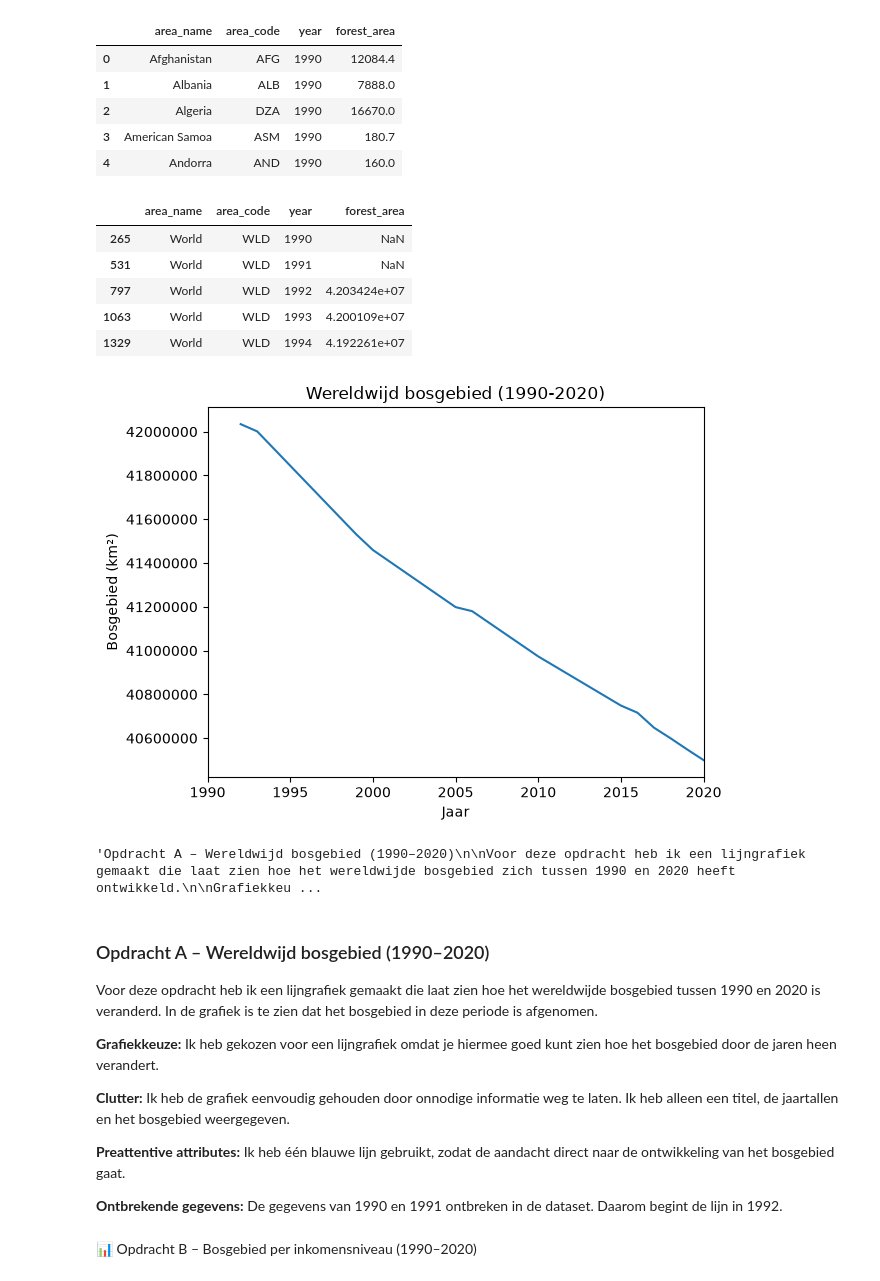
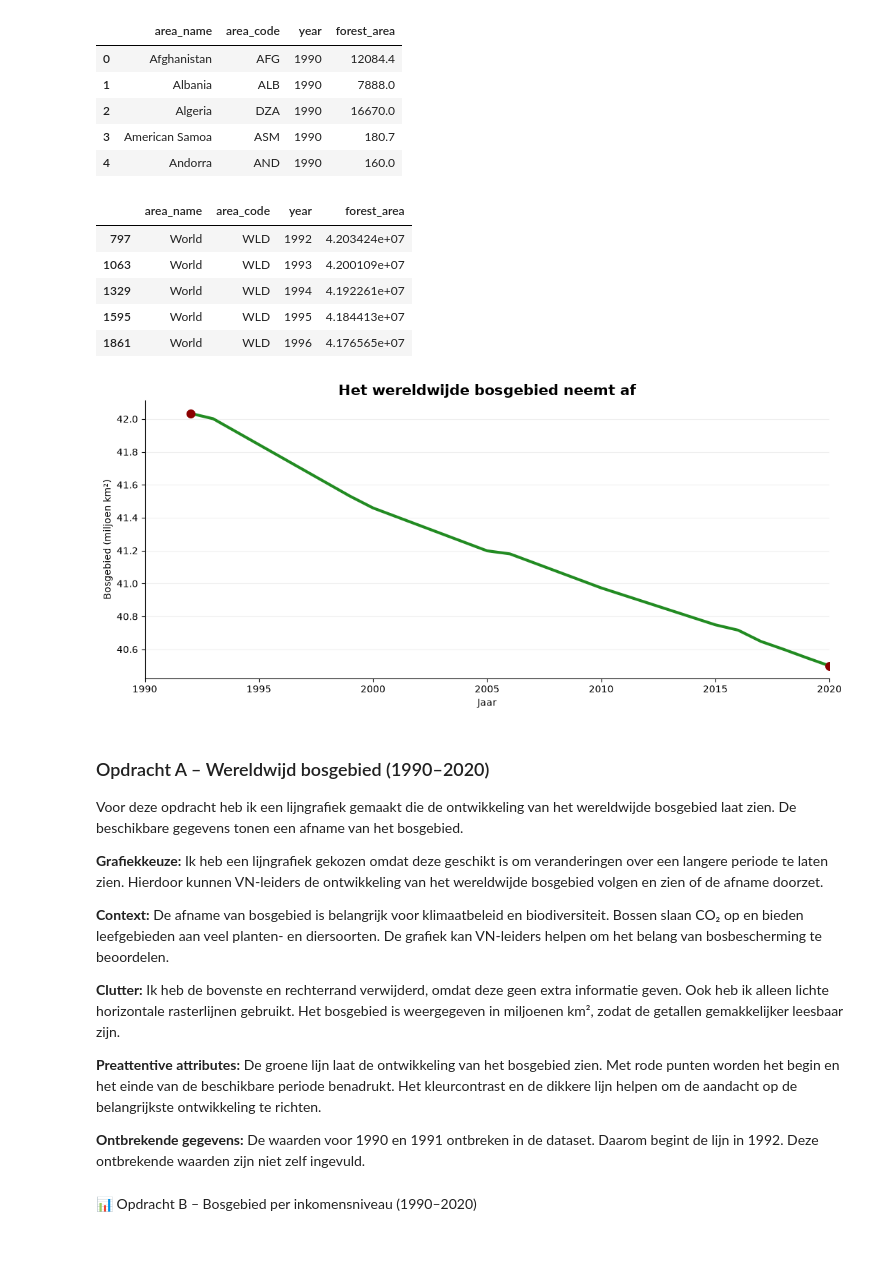
Before and after one commit to D-Hussainnn/26-27-Visualisatie-Storytelling, a Jupyter notebook: indopdracht.ipynb, the cells around one changed output. Drawn from its saved outputs; the diff is of its cells as text; code cells hidden in the pictures; blank space fills up the shorter version.

Commit message:
helemaal af gemaakt

```diff
--- a/indopdracht.ipynb
+++ b/indopdracht.ipynb
@@ -17,45 +17,87 @@ df.head()
 | 4 | Andorra | AND | 1990 | 160.0 |
 # %%
 # Alleen de wereld selecteren
-wereld = df[df["area_name"] == "World"]
+wereld = df[df["area_name"] == "World"].copy()
 
-# Gegevens bekijken
+# Alleen 1990 tot en met 2020
+wereld = wereld[
+    (wereld["year"] >= 1990) &
+    (wereld["year"] <= 2020)
+]
+
+# Ontbrekende waarden verwijderen
+wereld = wereld.dropna(subset=["forest_area"])
+
+# Sorteren op jaar
+wereld = wereld.sort_values("year")
+
 wereld.head()
 # %% [output]
 |  | area_name | area_code | year | forest_area |
-| 265 | World | WLD | 1990 | NaN |
-| 531 | World | WLD | 1991 | NaN |
 | 797 | World | WLD | 1992 | 4.203424e+07 |
 | 1063 | World | WLD | 1993 | 4.200109e+07 |
 | 1329 | World | WLD | 1994 | 4.192261e+07 |
+| 1595 | World | WLD | 1995 | 4.184413e+07 |
+| 1861 | World | WLD | 1996 | 4.176565e+07 |
 # %%
-# Wereldwijd bosgebied van 1990 tot 2020
-plt.plot(wereld["year"], wereld["forest_area"])
+# Grafiek maken
+plt.figure(figsize=(11, 5))
 
-# Titel en namen van de assen
-plt.title("Wereldwijd bosgebied (1990-2020)")
+# Wereldwijd bosgebied tekenen
+plt.plot(
+    wereld["year"],
+    wereld["forest_area"] / 1000000,
+    color="forestgreen",
+    linewidth=3
+)
+
+# Beginpunt en eindpunt benadrukken
+plt.scatter(
+    [wereld["year"].iloc[0], wereld["year"].iloc[-1]],
+    [wereld["forest_area"].iloc[0] / 1000000,
+     wereld["forest_area"].iloc[-1] / 1000000],
+    color="darkred",
+    s=70,
+    zorder=3
+)
+
+# Titel en assen
+plt.title(
+    "Het wereldwijde bosgebied neemt af",
+    fontsize=15,
+    fontweight="bold"
+)
+
 plt.xlabel("Jaar")
-plt.ylabel("Bosgebied (km²)")
-plt.ticklabel_format(style="plain", axis="y")
+plt.ylabel("Bosgebied (miljoen km²)")
+
+# Alleen lichte horizontale rasterlijnen
+plt.grid(axis="y", alpha=0.2)
+
+# Onnodige randen verwijderen
+plt.gca().spines["top"].set_visible(False)
+plt.gca().spines["right"].set_visible(False)
+
 plt.xlim(1990, 2020)
 
-# Grafiek laten zien
+plt.tight_layout()
 plt.show()
 # %% [output]
-[figure, old version]
+[figure, new version]
-'Opdracht A – Wereldwijd bosgebied (1990–2020)\n\nVoor deze opdracht heb ik een lijngrafiek gemaakt die laat zien hoe het wereldwijde bosgebied zich tussen 1990 en 2020 heeft ontwikkeld.\n\nGrafiekkeu ...
 # %% [markdown]
 ### Opdracht A – Wereldwijd bosgebied (1990–2020)
 
-Voor deze opdracht heb ik een lijngrafiek gemaakt die laat zien hoe het wereldwijde bosgebied tussen 1990 en 2020 is veranderd. In de grafiek is te zien dat het bosgebied in deze periode is afgenomen.
+Voor deze opdracht heb ik een lijngrafiek gemaakt die de ontwikkeling van het wereldwijde bosgebied laat zien. De beschikbare gegevens tonen een afname van het bosgebied.
 
-**Grafiekkeuze:** Ik heb gekozen voor een lijngrafiek omdat je hiermee goed kunt zien hoe het bosgebied door de jaren heen verandert.
+**Grafiekkeuze:** Ik heb een lijngrafiek gekozen omdat deze geschikt is om veranderingen over een langere periode te laten zien. Hierdoor kunnen VN-leiders de ontwikkeling van het wereldwijde bosgebied volgen en zien of de afname doorzet.
 
-**Clutter:** Ik heb de grafiek eenvoudig gehouden door onnodige informatie weg te laten. Ik heb alleen een titel, de jaartallen en het bosgebied weergegeven.
+**Context:** De afname van bosgebied is belangrijk voor klimaatbeleid en biodiversiteit. Bossen slaan CO₂ op en bieden leefgebieden aan veel planten- en diersoorten. De grafiek kan VN-leiders helpen om het belang van bosbescherming te beoordelen.
 
-**Preattentive attributes:** Ik heb één blauwe lijn gebruikt, zodat de aandacht direct naar de ontwikkeling van het bosgebied gaat.
+**Clutter:** Ik heb de bovenste en rechterrand verwijderd, omdat deze geen extra informatie geven. Ook heb ik alleen lichte horizontale rasterlijnen gebruikt. Het bosgebied is weergegeven in miljoenen km², zodat de getallen gemakkelijker leesbaar zijn.
 
-**Ontbrekende gegevens:** De gegevens van 1990 en 1991 ontbreken in de dataset. Daarom begint de lijn in 1992.
+**Preattentive attributes:** De groene lijn laat de ontwikkeling van het bosgebied zien. Met rode punten worden het begin en het einde van de beschikbare periode benadrukt. Het kleurcontrast en de dikkere lijn helpen om de aandacht op de belangrijkste ontwikkeling te richten.
+
+**Ontbrekende gegevens:** De waarden voor 1990 en 1991 ontbreken in de dataset. Daarom begint de lijn in 1992. Deze ontbrekende waarden zijn niet zelf ingevuld.
 # %% [markdown]
 📊 Opdracht B – Bosgebied per inkomensniveau (1990–2020)
 # %%
```
Also changed, not shown: parts of 8 cells of this notebook.
